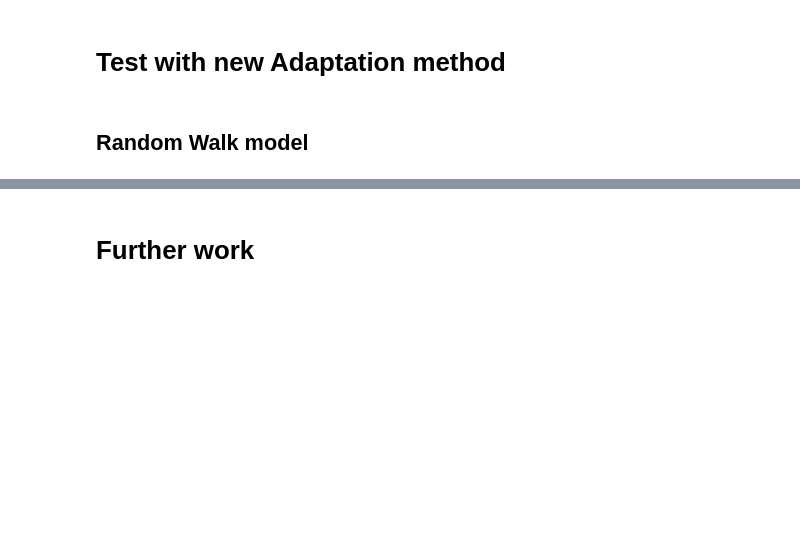
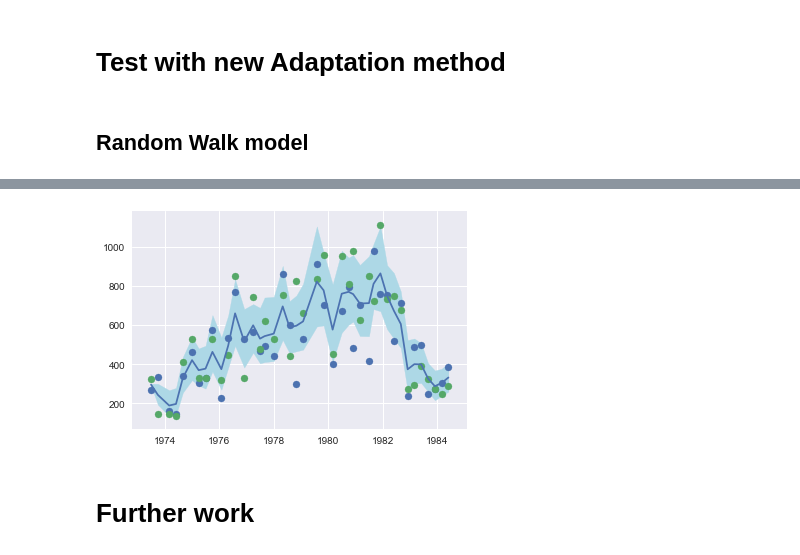
Before and after one commit to issxmeddine/Kangaroos, a Jupyter notebook: ParticleMCMC/Experiments/Kangaroos_Knape_Rand.ipynb, the cells around one changed output, grey strips where cells are left out. Drawn from its saved outputs; the diff is of its cells as text; code cells hidden in the pictures; blank space fills up the shorter version.

```diff
--- a/ParticleMCMC/Experiments/Kangaroos_Knape_Rand.ipynb
+++ b/ParticleMCMC/Experiments/Kangaroos_Knape_Rand.ipynb
@@ -311,0 +345,6 @@ SyntaxError: invalid syntax (<ipython-input-7-22de3880dd97>, line 1)
+# %%
+simul_post = get_trajectories(N=100, start=2000, model='RW', pmmh=new_pmmh_RW, n_particles=10000)
+# %%
+plot_posterior_trajectories(simul_post)
+# %% [output]
+[figure, added]
```
Also changed, not shown: parts of 12 cells of this notebook, 3 other files.
